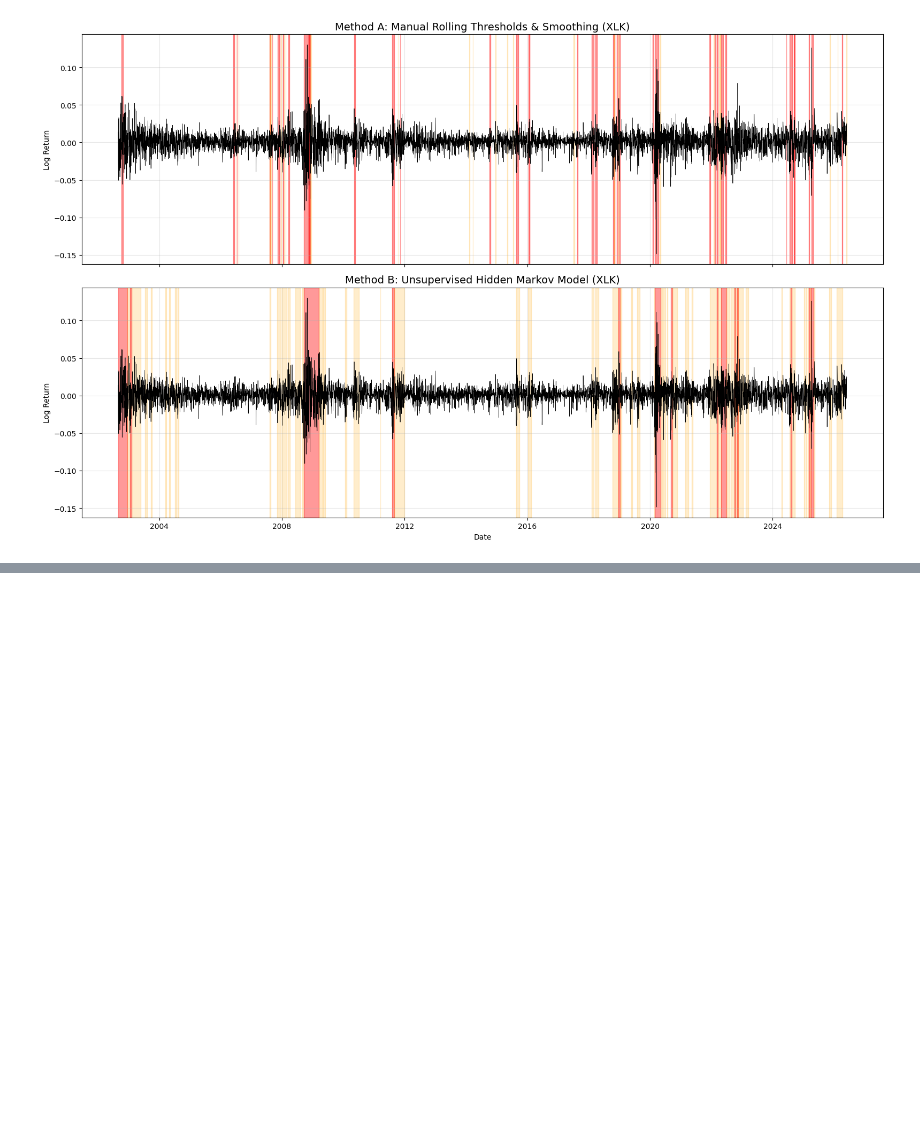
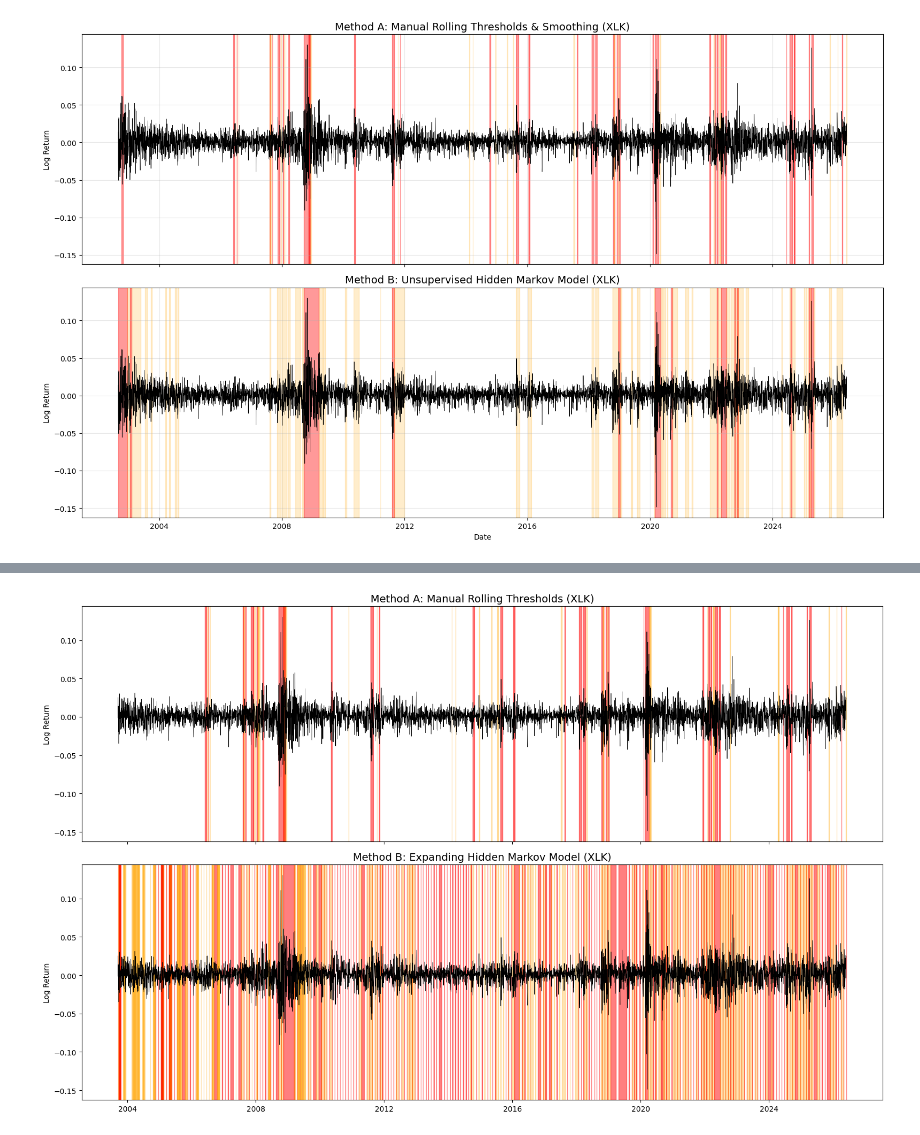
Before and after one commit to solidburak/Volatility_Thesis, a Jupyter notebook: test1_jupy.ipynb, the cells around one changed output, grey strips where cells are left out. Drawn from its saved outputs; the diff is of its cells as text; code cells hidden in the pictures; blank space fills up the shorter version.

```diff
--- a/test1_jupy.ipynb
+++ b/test1_jupy.ipynb
@@ -173,0 +247,48 @@ plot_regime_comparison(comparison_df)
+# %%
+# ---------------------------------------------------------
+# Plotting Function
+# ---------------------------------------------------------
+def plot_regime_comparison(df, title_suffix="XLK"):
+    fig, axes = plt.subplots(2, 1, figsize=(16, 10), sharex=True)
+    color_map = {1: ('orange', 0.3), 2: ('red', 0.5)}
+
+    # TOP: Smoothed
+    axes[0].plot(df.index, df['Log_Return'], color='black', linewidth=0.5)
+    diff_smooth = df['Target_Smooth_10d'].diff().fillna(0)
+    changes_smooth = df[diff_smooth != 0].index.tolist()
+    changes_smooth.insert(0, df.index[0])
+    changes_smooth.append(df.index[-1])
+
+    for i in range(len(changes_smooth)-1):
+        start, end = changes_smooth[i], changes_smooth[i+1]
+        regime = df.loc[start, 'Target_Smooth_10d']
+        if regime in color_map:
+            color, alpha = color_map[regime]
+            axes[0].axvspan(start, end, color=color, alpha=alpha)
+
+    axes[0].set_title(f"Method A: Manual Rolling Thresholds ({title_suffix})", fontsize=14)
+    axes[0].set_ylabel("Log Return")
+
+    # BOTTOM: HMM
+    axes[1].plot(df.index, df['Log_Return'], color='black', linewidth=0.5)
+    diff_hmm = df['Target_HMM'].diff().fillna(0)
+    changes_hmm = df[diff_hmm != 0].index.tolist()
+    changes_hmm.insert(0, df.index[0])
+    changes_hmm.append(df.index[-1])
+
+    for i in range(len(changes_hmm)-1):
+        start, end = changes_hmm[i], changes_hmm[i+1]
+        regime = df.loc[start, 'Target_HMM']
+        if regime in color_map:
+            color, alpha = color_map[regime]
+            axes[1].axvspan(start, end, color=color, alpha=alpha)
+
+    axes[1].set_title(f"Method B: Expanding Hidden Markov Model ({title_suffix})", fontsize=14)
+    axes[1].set_ylabel("Log Return")
+
+    plt.tight_layout()
+    plt.show()
+
+plot_regime_comparison(comparison_df)
+# %% [output]
+[figure, added]
```
Also changed, not shown: parts of 2 cells of this notebook, 18 other files.
